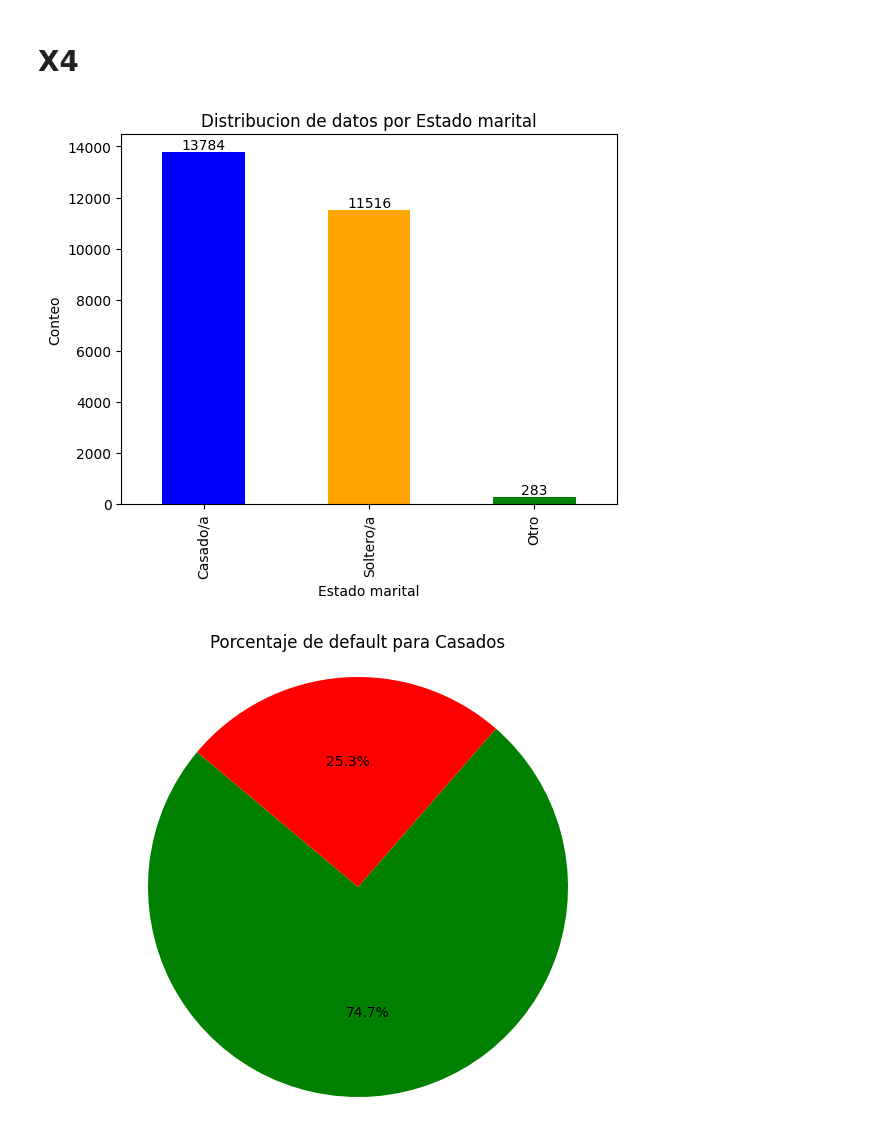
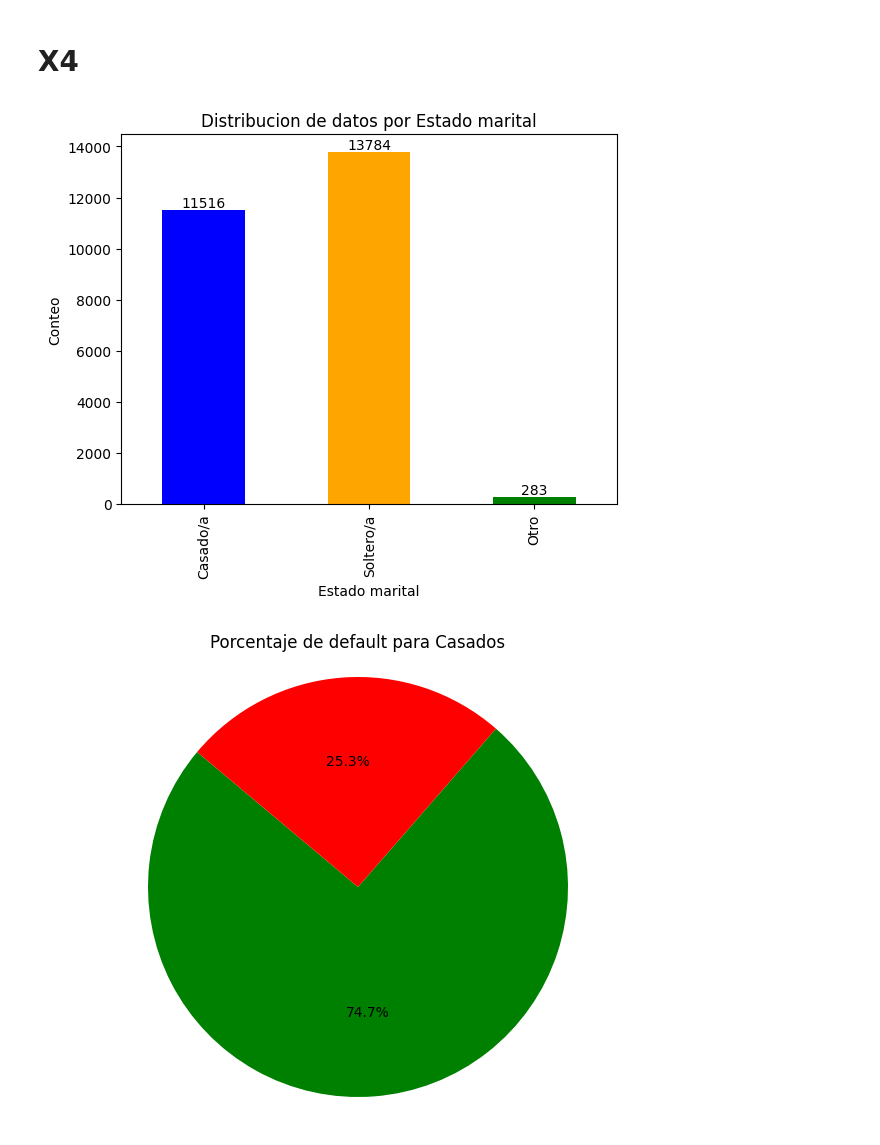
Before and after one commit to JuanSinisterra/Proyecto2_ACTD_ATJS, a Jupyter notebook: Tarea 3 - Exploración de datos/Tarea 3 - Exploración de datos.ipynb, the cells around one changed output. Cells and saved outputs as stored; diff of their text form; code cells hidden in the pictures.

```diff
--- a/Tarea 3 - Exploración de datos/Tarea 3 - Exploración de datos.ipynb
+++ b/Tarea 3 - Exploración de datos/Tarea 3 - Exploración de datos.ipynb
@@ -113,6 +113,9 @@ plt.show()
 # X3
 # %%
 gender_counts = df['X3'].value_counts()
+desired_order = [1, 2, 3, 4]
+gender_counts = gender_counts.reindex(desired_order)
+
 ax = gender_counts.plot(kind='bar', color=['blue', 'orange', 'green', 'purple'])
 for i, count in enumerate(gender_counts):
     ax.text(i, count, str(count), ha='center', va='bottom')
@@ -171,16 +174,20 @@ plt.show()
 # X4
 # %%
 gender_counts = df['X4'].value_counts()
+
+desired_order = [1,2,3]
+gender_counts = gender_counts.reindex(desired_order)
+
 ax = gender_counts.plot(kind='bar', color=['blue', 'orange', 'green'])
 for i, count in enumerate(gender_counts):
     ax.text(i, count, str(count), ha='center', va='bottom')
 plt.xlabel('Estado marital')
 plt.ylabel('Conteo')
 plt.title('Distribucion de datos por Estado marital')
 plt.xticks(ticks=[0, 1, 2], labels=['Casado/a', 'Soltero/a', 'Otro'])
 plt.show()
 # %% [output]
-[figure, old version]
+[figure, new version]
 # %%
 filtered_df = df[df['X4'] == 1]
 y_counts = filtered_df['Y'].value_counts()
```
Also changed, not shown: parts of 3 cells of this notebook.
